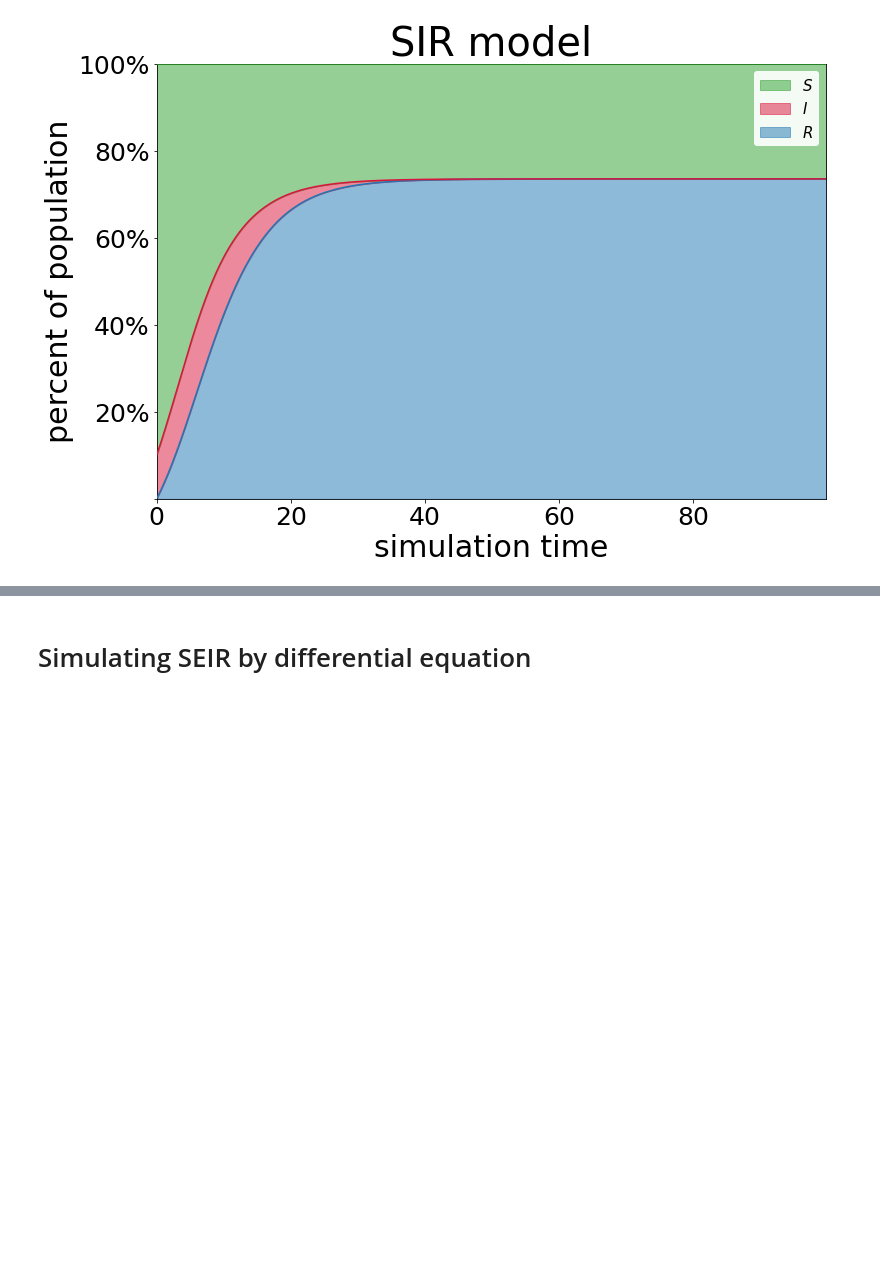
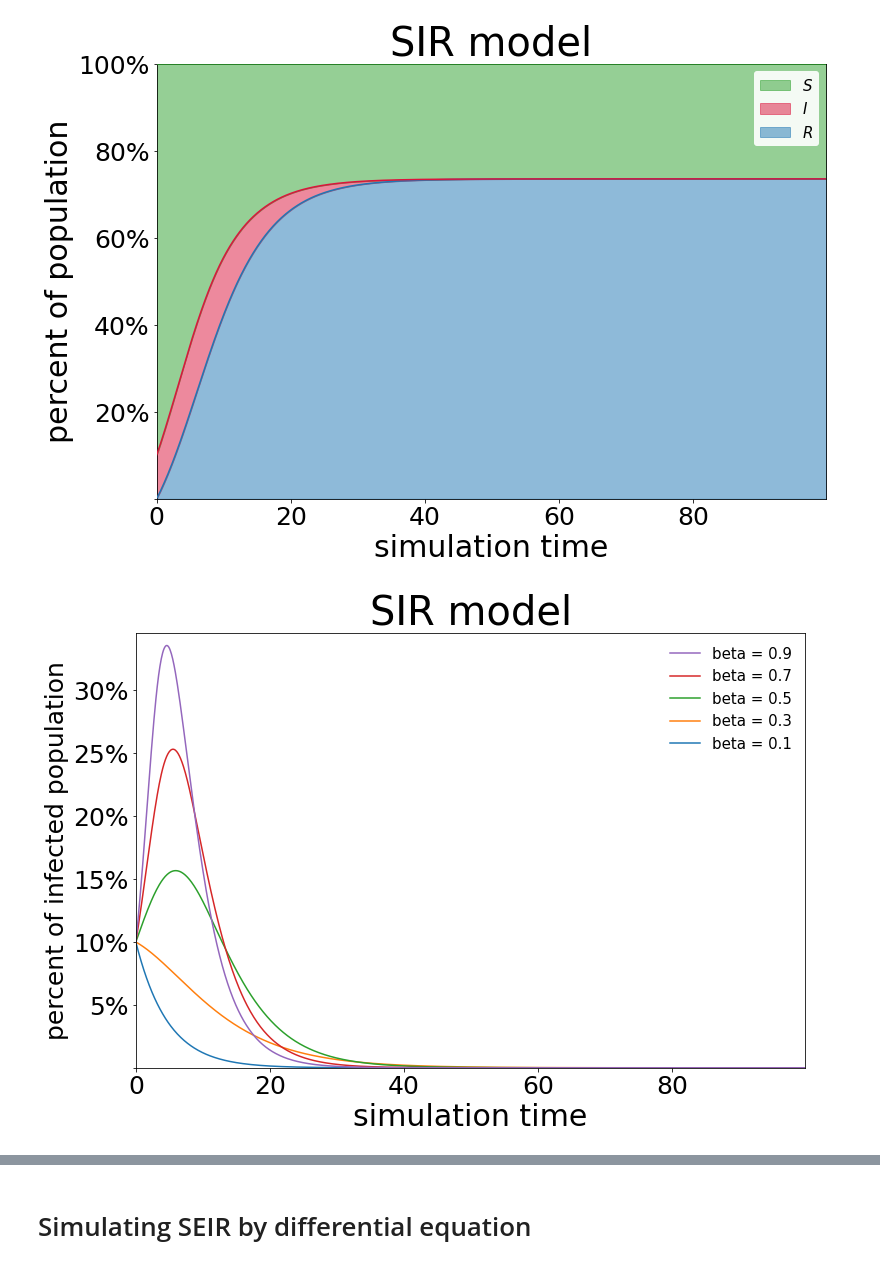
Before and after one commit to GyeongHwan-Jang/SEIRmodel, a Jupyter notebook: main.ipynb, the cells around one changed output, grey strips where cells are left out. Saved outputs shown, nothing was run; the diff lists cells and outputs as text; code cells hidden in the pictures; blank space fills up the shorter version.

```diff
--- a/main.ipynb
+++ b/main.ipynb
@@ -307,33 +307,35 @@ SIR.plot("SIR model", S_plot = "stacked", I_plot = "stacked", R_plot = "stacked"
 SIR1 = Compartment_Model.SIRmodel(100, 0.1, 0.3, initI=10)
 SIR2 = Compartment_Model.SIRmodel(100, 0.3, 0.3, initI=10)
 SIR3 = Compartment_Model.SIRmodel(100, 0.5, 0.3, initI=10)
 SIR4 = Compartment_Model.SIRmodel(100, 0.7, 0.3, initI=10)
 SIR5 = Compartment_Model.SIRmodel(100, 0.9, 0.3, initI=10)
 
 SIR1.run(100)
 SIR2.run(100)
 SIR3.run(100)
 SIR4.run(100)
 SIR5.run(100)
 
 
 fig, ax = plt.subplots(figsize = (12,8))
 
 ax.plot(SIR1.tseries, SIR1.numI / SIR1.N, label = "beta = 0.1")
 ax.plot(SIR2.tseries, SIR2.numI / SIR2.N, label = "beta = 0.3")
 ax.plot(SIR3.tseries, SIR3.numI / SIR3.N, label = "beta = 0.5")
 ax.plot(SIR4.tseries, SIR4.numI / SIR4.N, label = "beta = 0.7")
 ax.plot(SIR5.tseries, SIR5.numI / SIR5.N, label = "beta = 0.9")
 
 ax.set_xlabel('simulation time', fontsize = 30)
 ax.set_ylabel('percent of infected population', fontsize = 25)
-ax.set_xlim(0, (max(SIS5.tseries)))
-ax.set_ylim(0, max(SIS5.numI/SIS5.N)+0.05)
+ax.set_xlim(0, (max(SIR5.tseries)))
+ax.set_ylim(0, max(SIR5.numI/SIR5.N)+0.01)
 ax.set_xticklabels(['{:.0f}'.format(x) for x in ax.get_xticks()],fontsize = 25)
 ax.set_yticklabels(['{:,.0%}'.format(y) if y != 0 else "" for y in ax.get_yticks()],fontsize = 25)
 
 legend_handles, legend_labels = ax.get_legend_handles_labels()
 ax.legend(legend_handles[::-1], legend_labels[::-1], loc='upper right', facecolor='white', edgecolor='none', framealpha=0.9, prop={'size': 15})
-ax.set_title("SIS model", size=40)
+ax.set_title("SIR model", size=40)
 
 plt.show()
+# %% [output]
+[figure, added]
```
Also changed, not shown: parts of 5 cells of this notebook.
